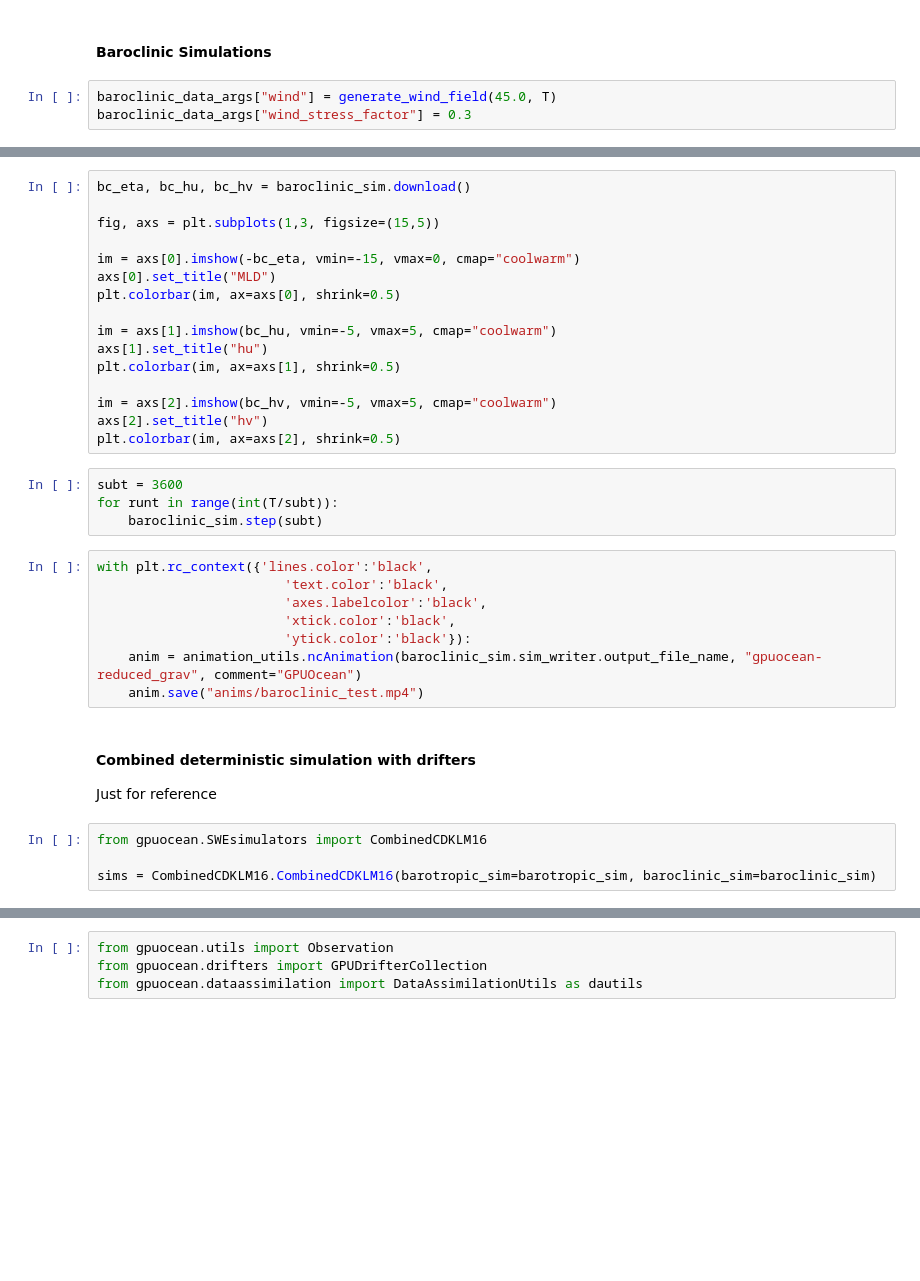
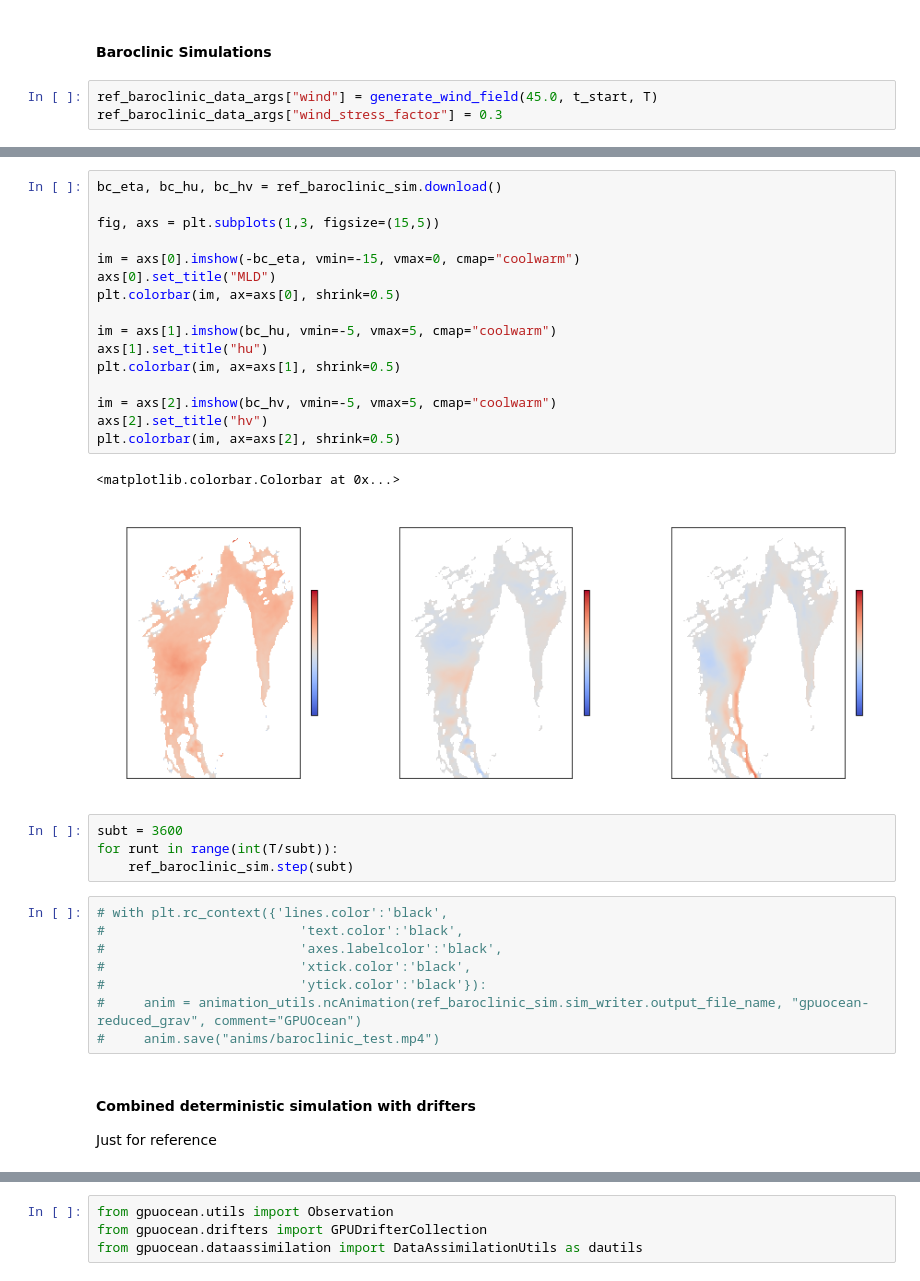
Before and after one commit to sintefmath/reduced-gravity-ocean-model, a Jupyter notebook: notebooks/Oslofjord/Oslofjord-CrossProdDrifters.ipynb, the cells around one changed output, grey strips where cells are left out. Saved outputs shown, nothing was run; the diff lists cells and outputs as text; blank space fills up the shorter version.

```diff
--- a/notebooks/Oslofjord/Oslofjord-CrossProdDrifters.ipynb
+++ b/notebooks/Oslofjord/Oslofjord-CrossProdDrifters.ipynb
@@ -177,6 +206,6 @@ with plt.rc_context({'lines.color':'black',
 # %% [markdown]
 #### Baroclinic Simulations
 # %%
-baroclinic_data_args["wind"] = generate_wind_field(45.0, T)
-baroclinic_data_args["wind_stress_factor"] = 0.3
+ref_baroclinic_data_args["wind"] = generate_wind_field(45.0, t_start, T)
+ref_baroclinic_data_args["wind_stress_factor"] = 0.3
 # %%
@@ -184,36 +216,35 @@ baroclinic_sim = CDKLM16.CDKLM16(baroclinic_gpu_ctx, **NetCDFInitialization.remo
 # %%
-bc_eta, bc_hu, bc_hv = baroclinic_sim.download()
+bc_eta, bc_hu, bc_hv = ref_baroclinic_sim.download()
 
 fig, axs = plt.subplots(1,3, figsize=(15,5))
 
 im = axs[0].imshow(-bc_eta, vmin=-15, vmax=0, cmap="coolwarm")
 axs[0].set_title("MLD")
 plt.colorbar(im, ax=axs[0], shrink=0.5)
 
 im = axs[1].imshow(bc_hu, vmin=-5, vmax=5, cmap="coolwarm")
 axs[1].set_title("hu")
 plt.colorbar(im, ax=axs[1], shrink=0.5)
 
 im = axs[2].imshow(bc_hv, vmin=-5, vmax=5, cmap="coolwarm")
 axs[2].set_title("hv")
 plt.colorbar(im, ax=axs[2], shrink=0.5)
+# %% [output]
+<matplotlib.colorbar.Colorbar at 0x...>
+[figure, added]
 # %%
 subt = 3600
 for runt in range(int(T/subt)):
-    baroclinic_sim.step(subt)
+    ref_baroclinic_sim.step(subt)
 # %%
-with plt.rc_context({'lines.color':'black',
-                        'text.color':'black',
-                        'axes.labelcolor':'black',
-                        'xtick.color':'black',
-                        'ytick.color':'black'}):
-    anim = animation_utils.ncAnimation(baroclinic_sim.sim_writer.output_file_name, "gpuocean-reduced_grav", comment="GPUOcean")
-    anim.save("anims/baroclinic_test.mp4")
+# with plt.rc_context({'lines.color':'black',
+#                         'text.color':'black',
+#                         'axes.labelcolor':'black',
+#                         'xtick.color':'black',
+#                         'ytick.color':'black'}):
+#     anim = animation_utils.ncAnimation(ref_baroclinic_sim.sim_writer.output_file_name, "gpuocean-reduced_grav", comment="GPUOcean")
+#     anim.save("anims/baroclinic_test.mp4")
 # %% [markdown]
 #### Combined deterministic simulation with drifters
 
 Just for reference
-# %%
-from gpuocean.SWEsimulators import CombinedCDKLM16
-
-sims = CombinedCDKLM16.CombinedCDKLM16(barotropic_sim=barotropic_sim, baroclinic_sim=baroclinic_sim)
```
Also changed, not shown: parts of 57 cells of this notebook.
